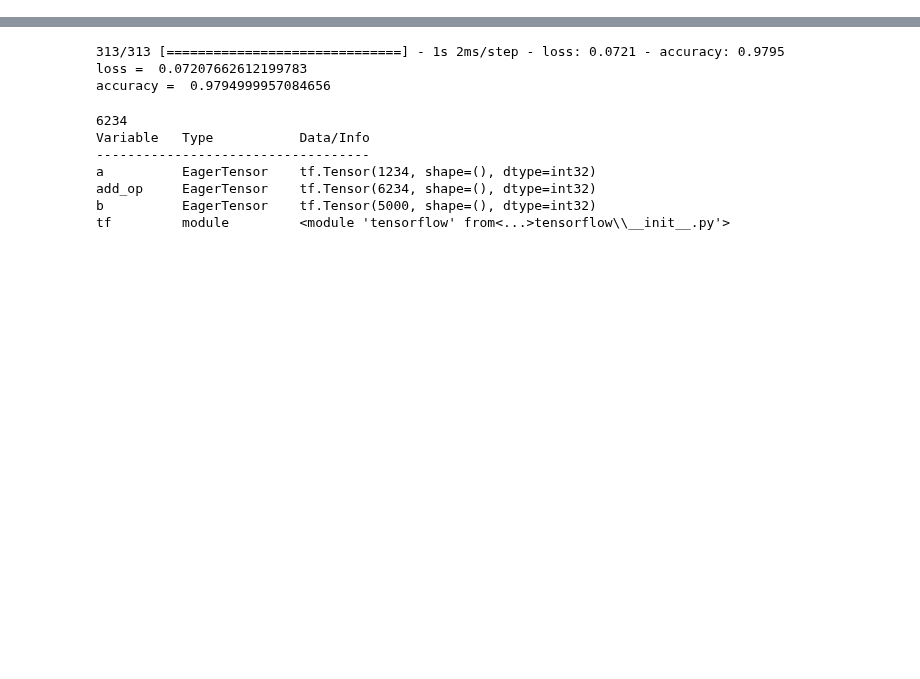
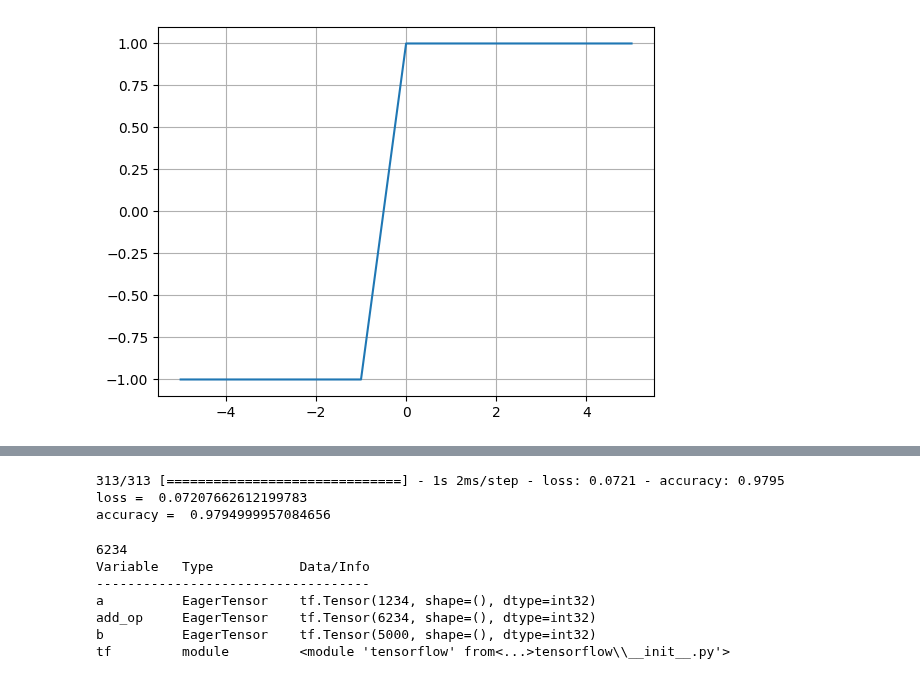
Before and after one commit to business-sixtick/exercise, a Jupyter notebook: deep_learning/tensor_ex1.ipynb, the cells around one changed output, grey strips where cells are left out. Drawn from its saved outputs; the diff is of its cells as text; code cells hidden in the pictures; blank space fills up the shorter version.

```diff
--- a/deep_learning/tensor_ex1.ipynb
+++ b/deep_learning/tensor_ex1.ipynb
@@ -1,3 +18,12 @@
+# %%
+# 계단함수
+x = np.arange(-5,6)
+y = [1 if i >= 0 else -1 for i in x ]
+plt.plot(x, y)
+plt.grid()
+plt.show()
+# %% [output]
+[figure, added]
 # %%
 from tensorflow.keras.datasets import mnist
 # %%
```
Also changed, not shown: parts of 6 cells of this notebook, 11 other files.
